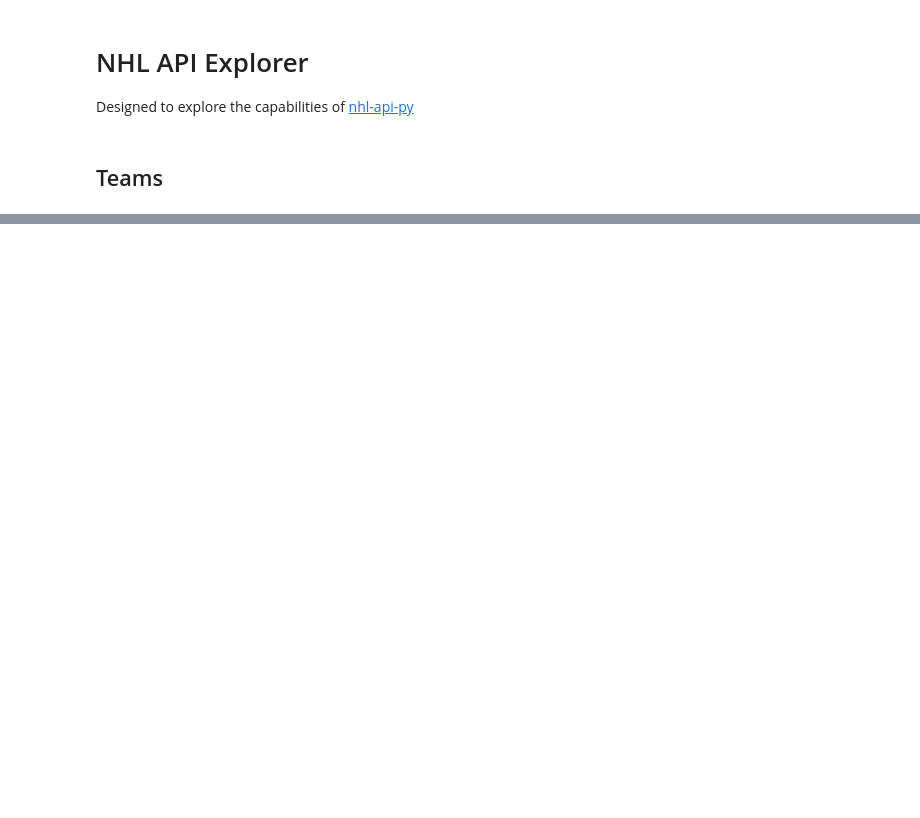
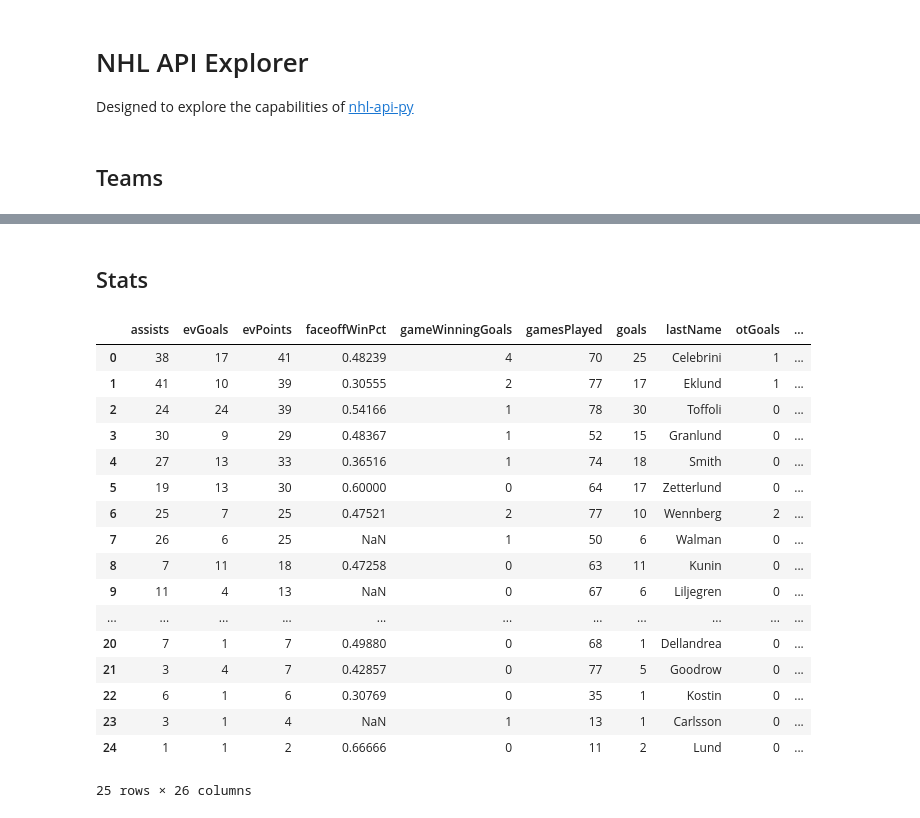
Before and after one commit to sports-so-hard/nhl-api-explorer, a Jupyter notebook: nhl-api.ipynb, the cells around one changed output, grey strips where cells are left out. Cells and saved outputs as stored; diff of their text form; code cells hidden in the pictures; blank space fills up the shorter version.

```diff
--- a/nhl-api.ipynb
+++ b/nhl-api.ipynb
@@ -43,0 +125,32 @@ teams_df
+# %% [markdown]
+## Stats
+# %%
+celebrini_id = 8484801
+sharks_franchise_id = 29
+# %%
+sharks_2025_26_stats = client.stats.skater_stats_summary(
+    start_season="20242025",
+    end_season="20242025",
+    franchise_id=sharks_franchise_id
+)
+sharks_2025_26_stats_df = pd.DataFrame(sharks_2025_26_stats)
+sharks_2025_26_stats_df
+# %% [output]
+|  | assists | evGoals | evPoints | faceoffWinPct | gameWinningGoals | gamesPlayed | goals | lastName | otGoals | ... |
+| 0 | 38 | 17 | 41 | 0.48239 | 4 | 70 | 25 | Celebrini | 1 | ... |
+| 1 | 41 | 10 | 39 | 0.30555 | 2 | 77 | 17 | Eklund | 1 | ... |
+| 2 | 24 | 24 | 39 | 0.54166 | 1 | 78 | 30 | Toffoli | 0 | ... |
+| 3 | 30 | 9 | 29 | 0.48367 | 1 | 52 | 15 | Granlund | 0 | ... |
+| 4 | 27 | 13 | 33 | 0.36516 | 1 | 74 | 18 | Smith | 0 | ... |
+| 5 | 19 | 13 | 30 | 0.60000 | 0 | 64 | 17 | Zetterlund | 0 | ... |
+| 6 | 25 | 7 | 25 | 0.47521 | 2 | 77 | 10 | Wennberg | 2 | ... |
+| 7 | 26 | 6 | 25 | NaN | 1 | 50 | 6 | Walman | 0 | ... |
+| 8 | 7 | 11 | 18 | 0.47258 | 0 | 63 | 11 | Kunin | 0 | ... |
+| 9 | 11 | 4 | 13 | NaN | 0 | 67 | 6 | Liljegren | 0 | ... |
+| ... | ... | ... | ... | ... | ... | ... | ... | ... | ... | ... |
+| 20 | 7 | 1 | 7 | 0.49880 | 0 | 68 | 1 | Dellandrea | 0 | ... |
+| 21 | 3 | 4 | 7 | 0.42857 | 0 | 77 | 5 | Goodrow | 0 | ... |
+| 22 | 6 | 1 | 6 | 0.30769 | 0 | 35 | 1 | Kostin | 0 | ... |
+| 23 | 3 | 1 | 4 | NaN | 1 | 13 | 1 | Carlsson | 0 | ... |
+| 24 | 1 | 1 | 2 | 0.66666 | 0 | 11 | 2 | Lund | 0 | ... |
+25 rows × 26 columns
```
Also changed, not shown: parts of 12 cells of this notebook.
